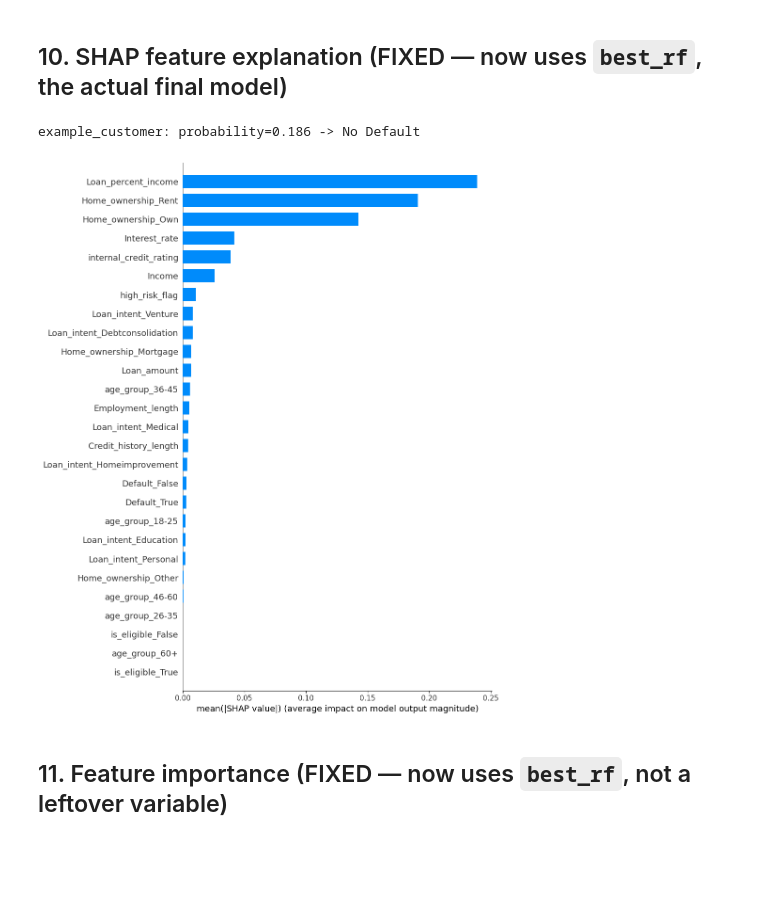
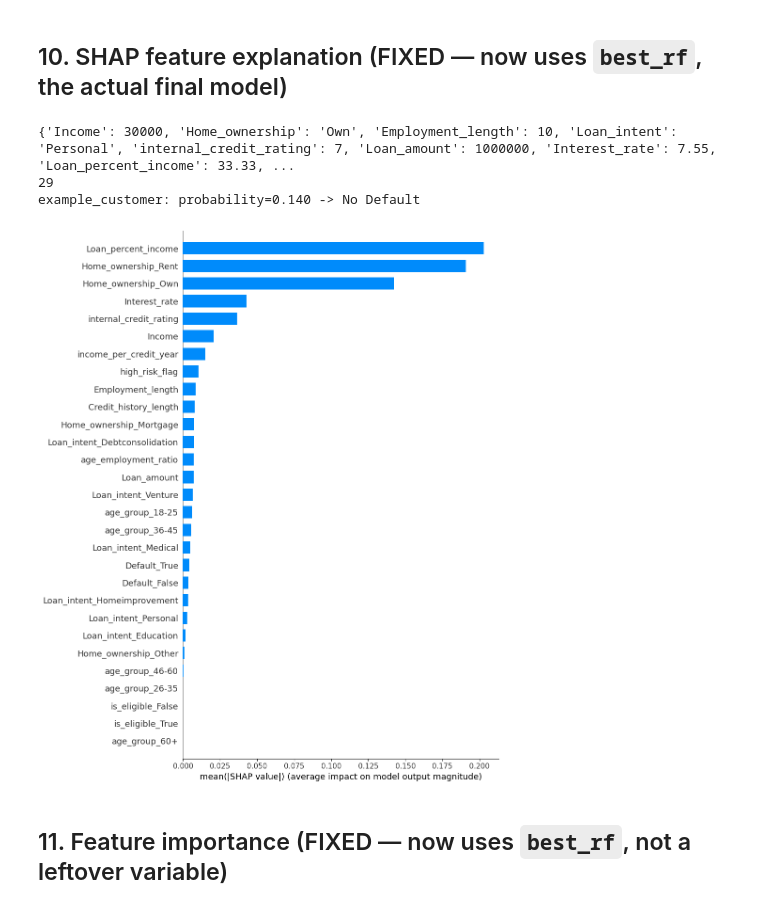
Before and after one commit to Harishkassa/Loan-Default-Prediction, a Jupyter notebook: notebooks/06_model_training.ipynb, the cells around one changed output. Saved outputs shown, nothing was run; the diff lists cells and outputs as text; code cells hidden in the pictures; blank space fills up the shorter version.

```diff
--- a/notebooks/06_model_training.ipynb
+++ b/notebooks/06_model_training.ipynb
@@ -130,7 +112,11 @@ Fitting 3 folds for each of 648 candidates, totalling 1944 fits
 Best Params: {'class_weight': {0: 1, 1: 2}, 'max_depth': 20, 'max_features': 'sqrt', 'min_samples_leaf': 1, 'min_samples_split': 5, 'n_estimators': 450}
 Best CV F1 Score: 0.8170450143114872
 # %%
-best_rf = RandomForestClassifier(class_weight= {0: 1, 1: 2}, max_depth= 20, max_features='sqrt', min_samples_leaf= 1, min_samples_split= 5, n_estimators= 450, random_state=42)
+best_rf = RandomForestClassifier(
+    **{'class_weight': {0: 1, 1: 2}, 'max_depth': 20, 'max_features': 'sqrt',
+       'min_samples_leaf': 1, 'min_samples_split': 5, 'n_estimators': 450},
+    random_state=42
+)
 best_rf.fit(X_train_prep, y_train)
 
 y_pred = best_rf.predict(X_test_prep)
@@ -421,25 +429,29 @@ def explain_rows_with_shap(model, preprocessor, rows_dict, scaled_data_X_train,
 # %%
 example_customer = {
     "Income": 30000,
     "Home_ownership": "Own",
     "Employment_length": 10,
     "Loan_intent": "Personal",
     "internal_credit_rating": 7,
     "Loan_amount": 1000000,
     "Interest_rate": 7.55,
     "Loan_percent_income": 33.33,
     "Default": False,
     "Credit_history_length": 8,
     "credit_score": 785.120,
     "age_group": "36-45",
     "is_eligible": True,
-    "high_risk_flag": False
+    "high_risk_flag": False,
+    "age_employment_ratio": 0.2857,
+    "income_per_credit_year": 3750
 }
 
 explain_rows_with_shap(best_rf, preprocessor, {"example_customer": example_customer}, scaled_data_X_train)
 # %% [output]
-example_customer: probability=0.186 -> No Default
+{'Income': 30000, 'Home_ownership': 'Own', 'Employment_length': 10, 'Loan_intent': 'Personal', 'internal_credit_rating': 7, 'Loan_amount': 1000000, 'Interest_rate': 7.55, 'Loan_percent_income': 33.33, ...
+29
+example_customer: probability=0.140 -> No Default
-[figure, old version]
+[figure, new version]
 # %% [markdown]
 ## 11. Feature importance (FIXED — now uses `best_rf`, not a leftover variable)
 # %%
```
Also changed, not shown: parts of 21 cells of this notebook, 26 other files.
